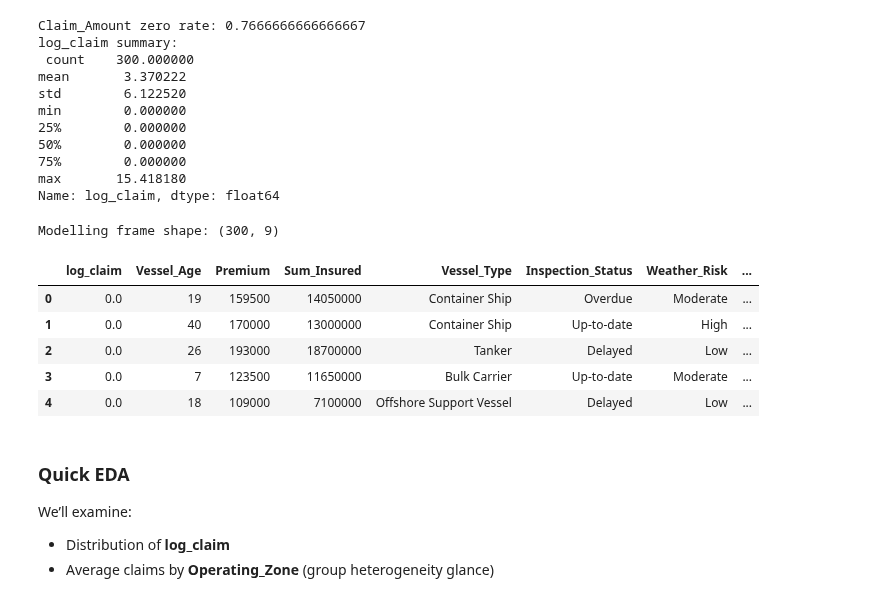
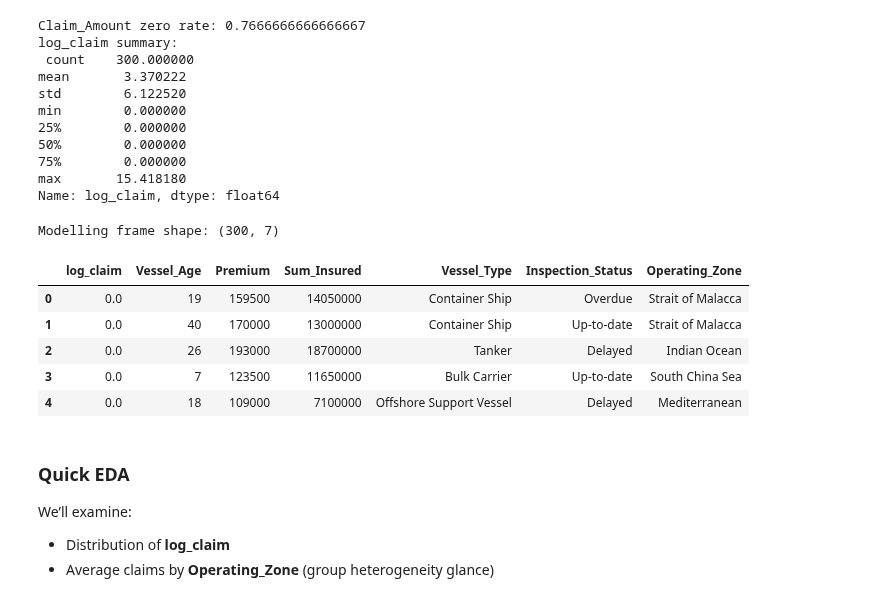
Before and after one commit to anshupandey/MSA-analytics, a Jupyter notebook: MEM/Lab1_3_Mixed_Effect_models.ipynb, the cells around one changed output. Saved outputs shown, nothing was run; the diff lists cells and outputs as text; code cells hidden in the pictures.

```diff
--- a/MEM/Lab1_3_Mixed_Effect_models.ipynb
+++ b/MEM/Lab1_3_Mixed_Effect_models.ipynb
@@ -96,26 +106,26 @@ Name: log_claim, dtype: float64
 # %%
 # Ensure categorical dtypes for formula handling
 categorical_cols = ['Vessel_Type', 'Operating_Zone', 'Flag_State',
-                    'Inspection_Status', 'Weather_Risk', 'Piracy_Risk']
+                    'Inspection_Status']
 for c in categorical_cols:
     df[c] = df[c].astype('category')
 
 
 # Keep a modelling frame
 model_cols = ['log_claim', 'Vessel_Age', 'Premium', 'Sum_Insured',
-              'Vessel_Type', 'Inspection_Status', 'Weather_Risk', 'Piracy_Risk', 'Operating_Zone']
+              'Vessel_Type', 'Inspection_Status', 'Operating_Zone']
 work = df[model_cols].dropna().copy()
 
 print('\nModelling frame shape:', work.shape)
 work.head()
 # %% [output]
-Modelling frame shape: (300, 9)
+Modelling frame shape: (300, 7)
-|  | log_claim | Vessel_Age | Premium | Sum_Insured | Vessel_Type | Inspection_Status | Weather_Risk | ... |
-| 0 | 0.0 | 19 | 159500 | 14050000 | Container Ship | Overdue | Moderate | ... |
-| 1 | 0.0 | 40 | 170000 | 13000000 | Container Ship | Up-to-date | High | ... |
-| 2 | 0.0 | 26 | 193000 | 18700000 | Tanker | Delayed | Low | ... |
-| 3 | 0.0 | 7 | 123500 | 11650000 | Bulk Carrier | Up-to-date | Moderate | ... |
-| 4 | 0.0 | 18 | 109000 | 7100000 | Offshore Support Vessel | Delayed | Low | ... |
+|  | log_claim | Vessel_Age | Premium | Sum_Insured | Vessel_Type | Inspection_Status | Operating_Zone |
+| 0 | 0.0 | 19 | 159500 | 14050000 | Container Ship | Overdue | Strait of Malacca |
+| 1 | 0.0 | 40 | 170000 | 13000000 | Container Ship | Up-to-date | Strait of Malacca |
+| 2 | 0.0 | 26 | 193000 | 18700000 | Tanker | Delayed | Indian Ocean |
+| 3 | 0.0 | 7 | 123500 | 11650000 | Bulk Carrier | Up-to-date | South China Sea |
+| 4 | 0.0 | 18 | 109000 | 7100000 | Offshore Support Vessel | Delayed | Mediterranean |
 # %% [markdown]
 
 ### Quick EDA
```
Also changed, not shown: parts of 16 cells of this notebook.
